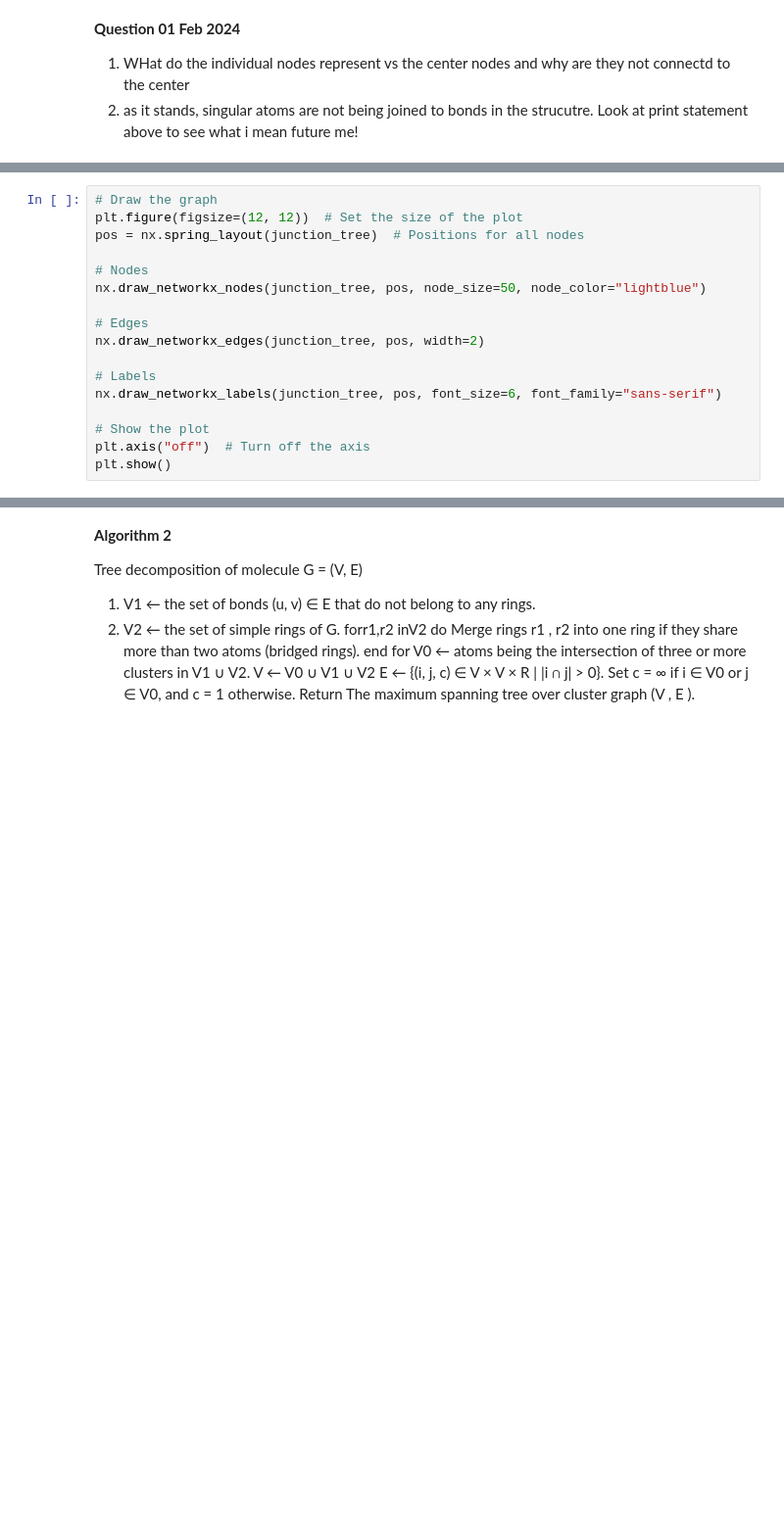
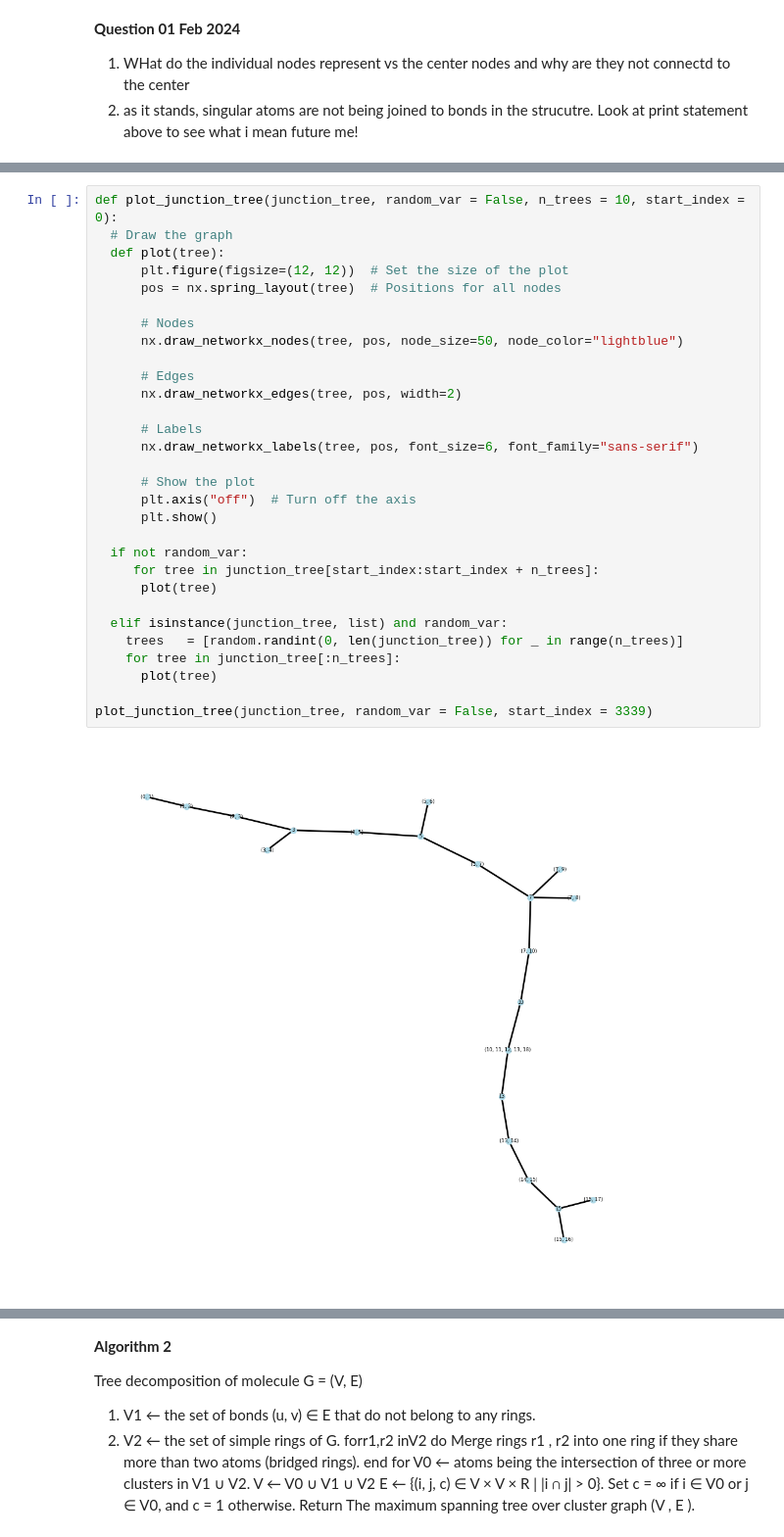
Before and after one commit to alexjimenez99/Junction-Tree-Chem, a Jupyter notebook: Junction Tree Variational Autoencoder.ipynb, the cells around one changed output, grey strips where cells are left out. Shown at 98% size. Saved outputs shown, nothing was run; the diff lists cells and outputs as text; blank space fills up the shorter version.

```diff
--- a/Junction Tree Variational Autoencoder.ipynb
+++ b/Junction Tree Variational Autoencoder.ipynb
@@ -236,17 +528,32 @@ Edges: [((0, 1), 1, {'weight': 1}), ((0, 1), (1, 2, 3, 4, 28), {'weight': 1}), (
 # %%
-# Draw the graph
-plt.figure(figsize=(12, 12))  # Set the size of the plot
-pos = nx.spring_layout(junction_tree)  # Positions for all nodes
+def plot_junction_tree(junction_tree, random_var = False, n_trees = 10, start_index = 0):
+  # Draw the graph
+  def plot(tree):
+      plt.figure(figsize=(12, 12))  # Set the size of the plot
+      pos = nx.spring_layout(tree)  # Positions for all nodes
 
-# Nodes
-nx.draw_networkx_nodes(junction_tree, pos, node_size=50, node_color="lightblue")
+      # Nodes
+      nx.draw_networkx_nodes(tree, pos, node_size=50, node_color="lightblue")
 
-# Edges
-nx.draw_networkx_edges(junction_tree, pos, width=2)
+      # Edges
+      nx.draw_networkx_edges(tree, pos, width=2)
 
-# Labels
-nx.draw_networkx_labels(junction_tree, pos, font_size=6, font_family="sans-serif")
+      # Labels
+      nx.draw_networkx_labels(tree, pos, font_size=6, font_family="sans-serif")
 
-# Show the plot
-plt.axis("off")  # Turn off the axis
-plt.show()
+      # Show the plot
+      plt.axis("off")  # Turn off the axis
+      plt.show()
+
+  if not random_var:
+     for tree in junction_tree[start_index:start_index + n_trees]:
+      plot(tree)
+
+  elif isinstance(junction_tree, list) and random_var:
+    trees   = [random.randint(0, len(junction_tree)) for _ in range(n_trees)]
+    for tree in junction_tree[:n_trees]:
+      plot(tree)
+
+plot_junction_tree(junction_tree, random_var = False, start_index = 3339)
+# %% [output]
+[figure, added]
```
Also changed, not shown: parts of 18 cells of this notebook.
